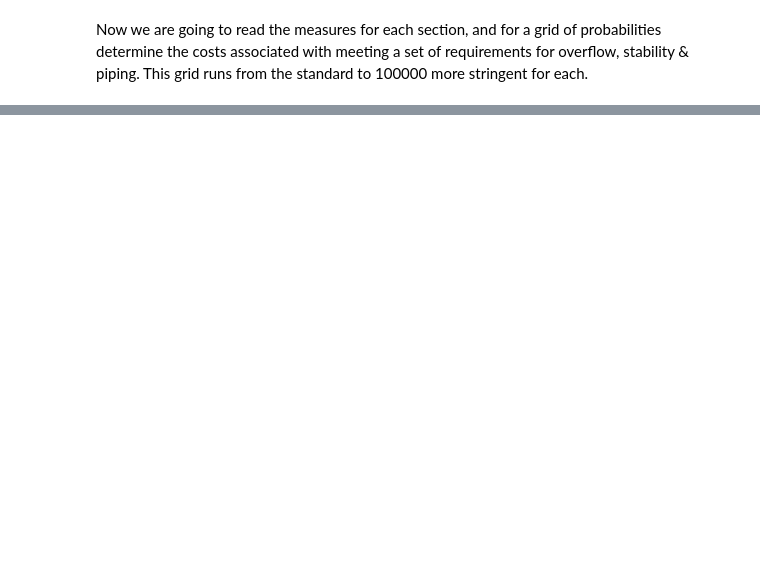
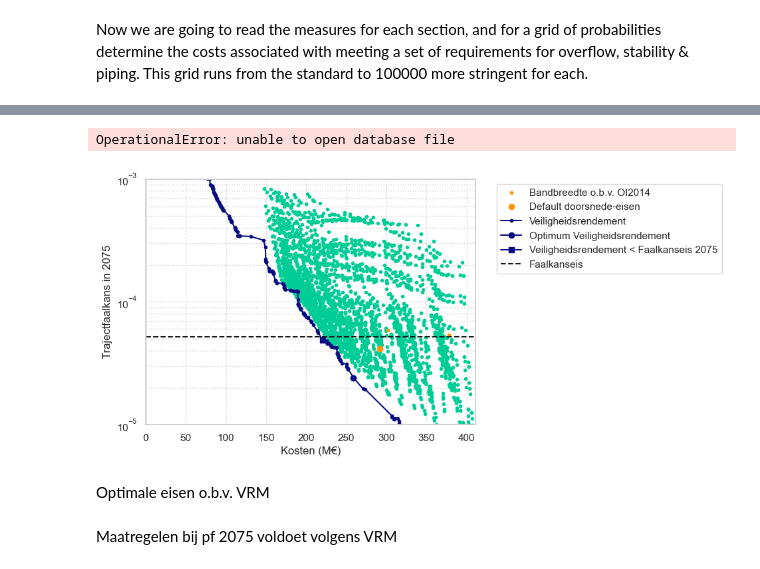
Before and after one commit to Deltares/VRSuiteUtils, a Jupyter notebook: postprocessing/cost_of_target_reliability.ipynb, the cells around one changed output, grey strips where cells are left out. Drawn from its saved outputs; the diff is of its cells as text; code cells hidden in the pictures; blank space fills up the shorter version.

```diff
--- a/postprocessing/cost_of_target_reliability.ipynb
+++ b/postprocessing/cost_of_target_reliability.ipynb
@@ -563,0 +406,40 @@ Theoretische kans traject: 1.52e-04
+# %%
+fig,ax = plt.subplots()
+ax.scatter(cost_grid, pf_traject, color = colors[4], marker = '.')
+ax.scatter(cost_specific, pf_traject_specific, color = colors[6], marker = '.', label = 'Bandbreedte o.b.v. OI2014')
+# ax.plot(85858728.5666441, 5e-4, 'go')
+#10-1 trajectaanpak
+# ax.plot(62e6, 0.0002984669659441552, 'go', label='VRM optimaal')
+ax.plot(cost_dsn, pf_dsn, color = colors[6], marker = 'o', linestyle = '', label= 'Default doorsnede-eisen')
+# ax.plot(cost_vrm, pf_2075, color=colors[2], linestyle = ':', label = 'Veiligheidsrendement')
+ax.plot(cost_vrm_filtered, pf_2075_filtered, color=colors[0], label = 'Veiligheidsrendement', marker = '.')
+ax.plot(optimization_steps[considered_tc_step-1]['total_lcc'], traject_probs[considered_tc_step-1][1][ind_2075], marker = 'o',color = colors[0], label='Optimum Veiligheidsrendement')
+ax.plot(optimization_steps[min(np.where(np.array(pf_2075)<p_max_space)[0])]['total_lcc'], traject_probs[min(np.where(np.array(pf_2075)<p_max_space)[0])][1][ind_2075], marker = 's',color = colors[0], label='Veiligheidsrendement < Faalkanseis 2075')
+ax.set_xlim(left = 0, right = max(cost_grid))
+ax.hlines(p_max_space, 0, 5e8, colors='k', linestyles='dashed', label='Faalkanseis')
+ax.set_ylim(top=p_max *10,  bottom = p_max/10)
+ax.set_xlabel('Kosten (M€)')
+ax.set_ylabel('Trajectfaalkans in 2075')
+ax.set_yscale('log')
+ax.legend(bbox_to_anchor=(1.05, 1))
+#get xtick labels and divide by 1e6 and replace
+ax.set_xticklabels([f'{x/1e6:.0f}' for x in ax.get_xticks()]);
+ax.grid(True, which='both', linestyle=':')
+
+#save the figure
+save_dir = Path(r'c:\Users\klerk_wj\OneDrive - Stichting Deltares\00_Projecten\11_VR_HWBP\05_Handreiking\casus_ontwerpen\vergelijkingen_uniforme_kansen')
+
+if LE== 'full':
+    plt.savefig(save_dir.joinpath(f'{DikeTrajectInfo.get(DikeTrajectInfo.id == 1).traject_name}_LE.png'), dpi=300, bbox_inches='tight')
+elif LE == 'no':
+    plt.savefig(save_dir.joinpath(f'{DikeTrajectInfo.get(DikeTrajectInfo.id == 1).traject_name}.png'), dpi=300, bbox_inches='tight')
+elif LE == 4:
+    plt.savefig(save_dir.joinpath(f'{DikeTrajectInfo.get(DikeTrajectInfo.id == 1).traject_name}_N=4.png'), dpi=300, bbox_inches='tight')
+else:
+    plt.savefig(save_dir.joinpath(f'{DikeTrajectInfo.get(DikeTrajectInfo.id == 1).traject_name}_{db_path.stem}.png'), dpi=300, bbox_inches='tight')
+
+
+#add veiligheidsrendement
+# %% [output]
+OperationalError: unable to open database file
+[figure, added]
@@ -563,0 +460,2 @@ Theoretische kans traject: 1.52e-04
+# %% [markdown]
+Optimale eisen o.b.v. VRM
@@ -563,0 +477,2 @@ Theoretische kans traject: 1.52e-04
+# %% [markdown]
+Maatregelen bij pf 2075 voldoet volgens VRM
```
Also changed, not shown: parts of 42 cells of this notebook, 1 other file.
